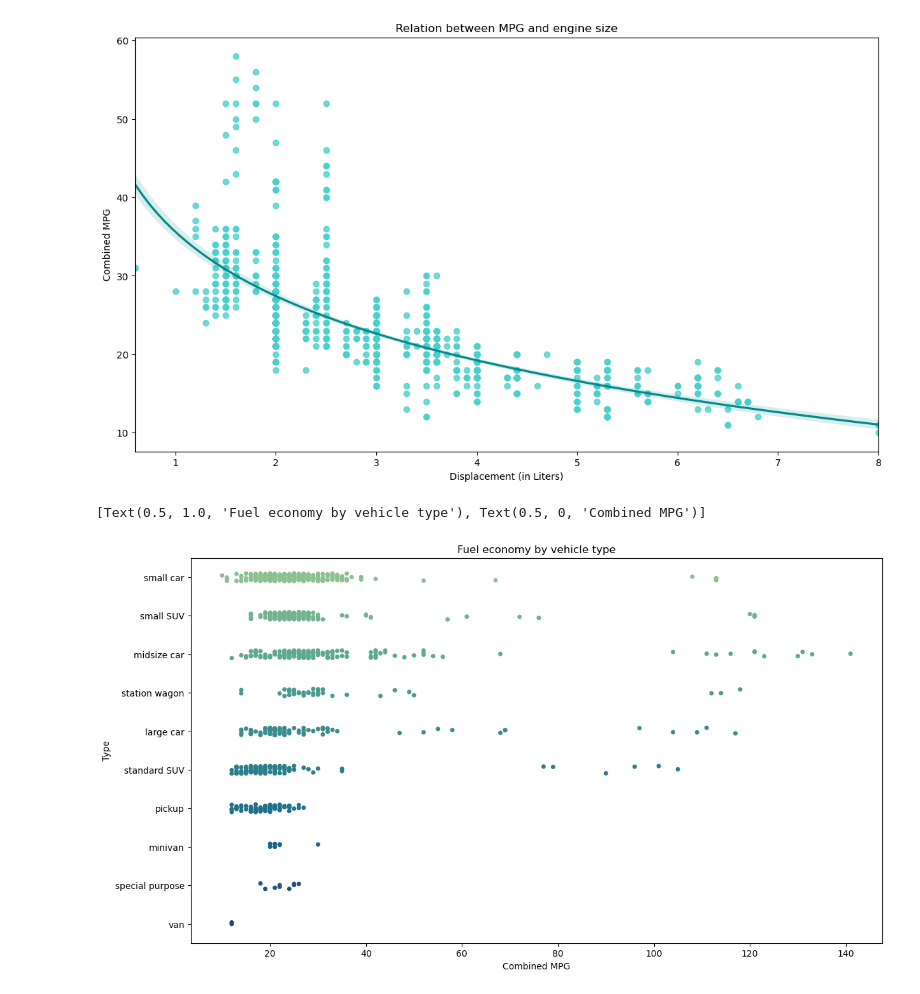
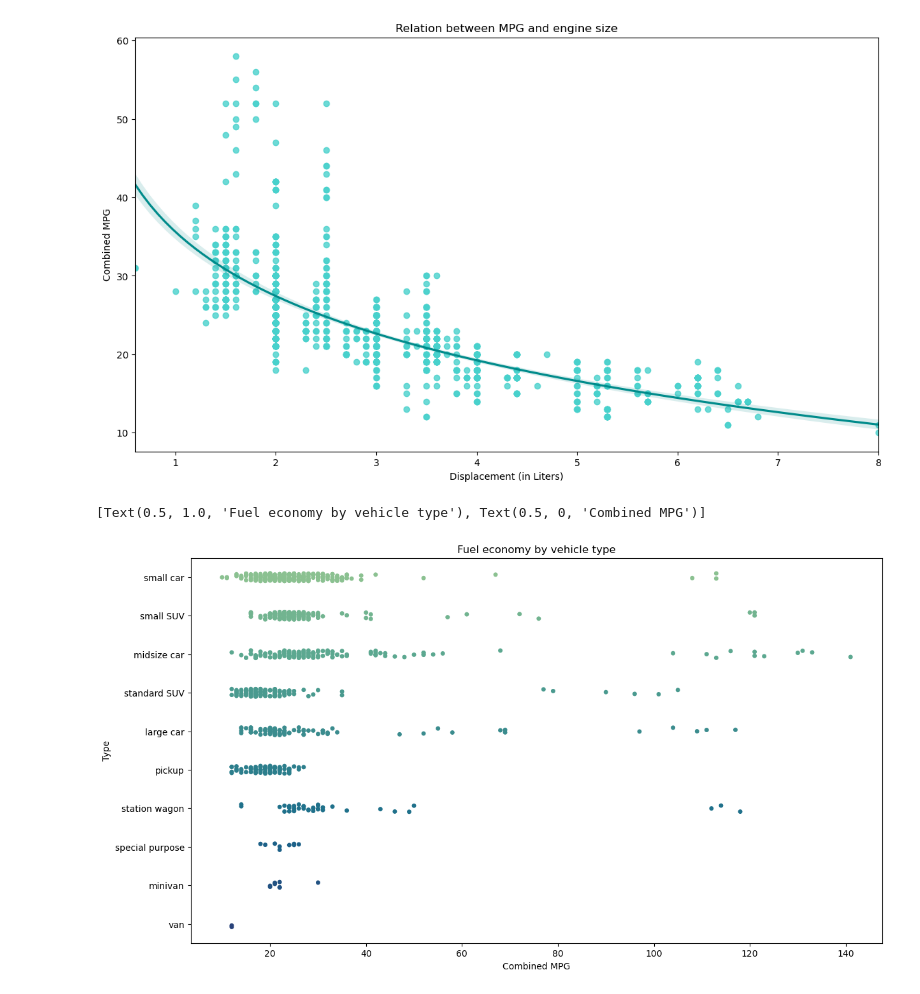
Before and after one commit to data301-2020-winter1/course-project-solo_6023, a Jupyter notebook: analysis/Graphs.ipynb, the cells around one changed output. Drawn from its saved outputs; the diff is of its cells as text; code cells hidden in the pictures.

```diff
--- a/analysis/Graphs.ipynb
+++ b/analysis/Graphs.ipynb
@@ -34,8 +34,8 @@ countdata.set(title="Relation between MPG and engine size", xlabel= "Displacemen
 [figure]
 # %%
 fig=plt.figure(figsize=(14,8), dpi= 100, facecolor='w', edgecolor='k')
-countdata = sns.stripplot(data=data, x="Combined MPG", y="Type", orient="h", palette="crest")
+countdata = sns.stripplot(data=data, x="Combined MPG", y="Type", orient="h", palette="crest", order = data['Type'].value_counts().index)
 countdata.set(title="Fuel economy by vehicle type", xlabel= "Combined MPG")
 # %% [output]
 [Text(0.5, 1.0, 'Fuel economy by vehicle type'), Text(0.5, 0, 'Combined MPG')]
-[figure, old version]
+[figure, new version]
```
Also changed, not shown: parts of 1 cell of this notebook, 2 other files.
